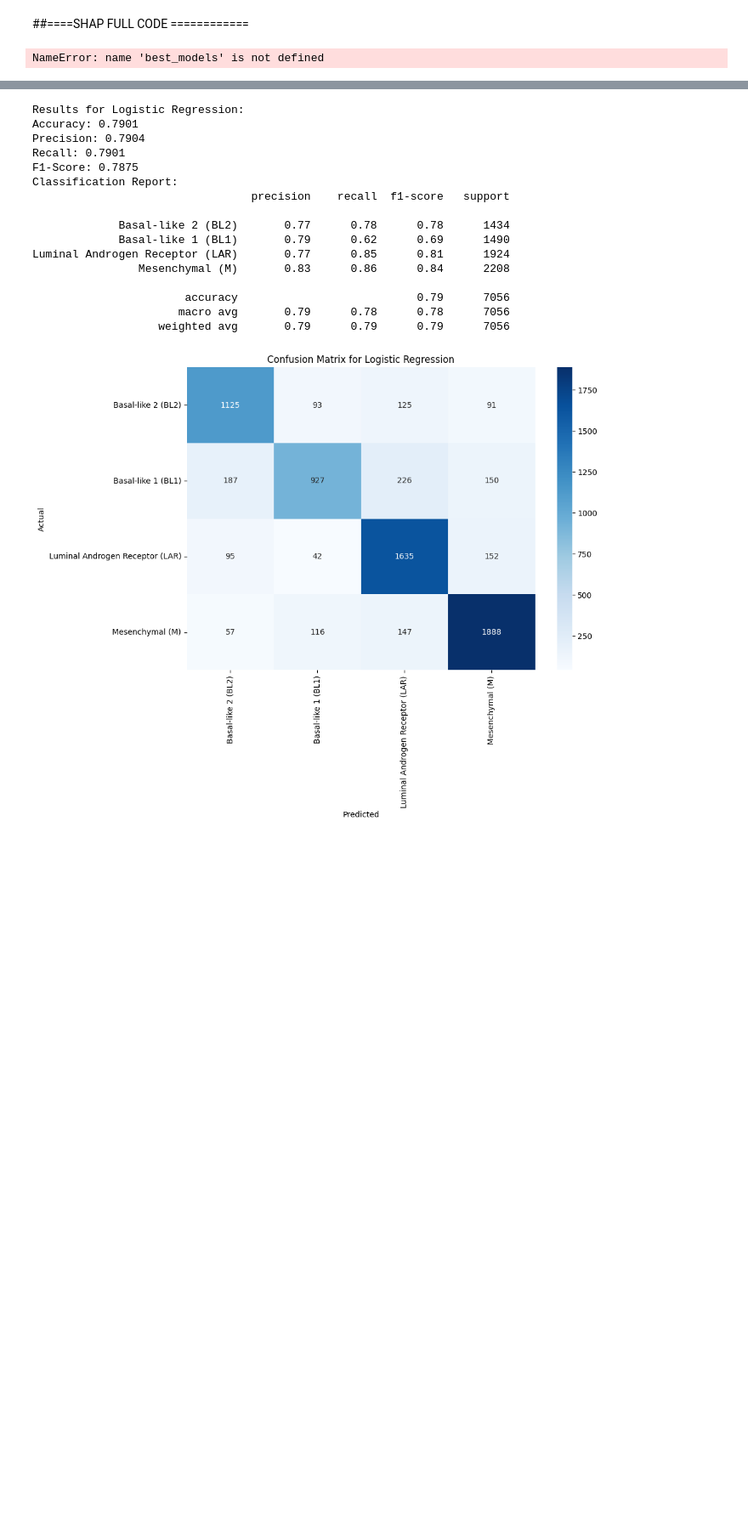
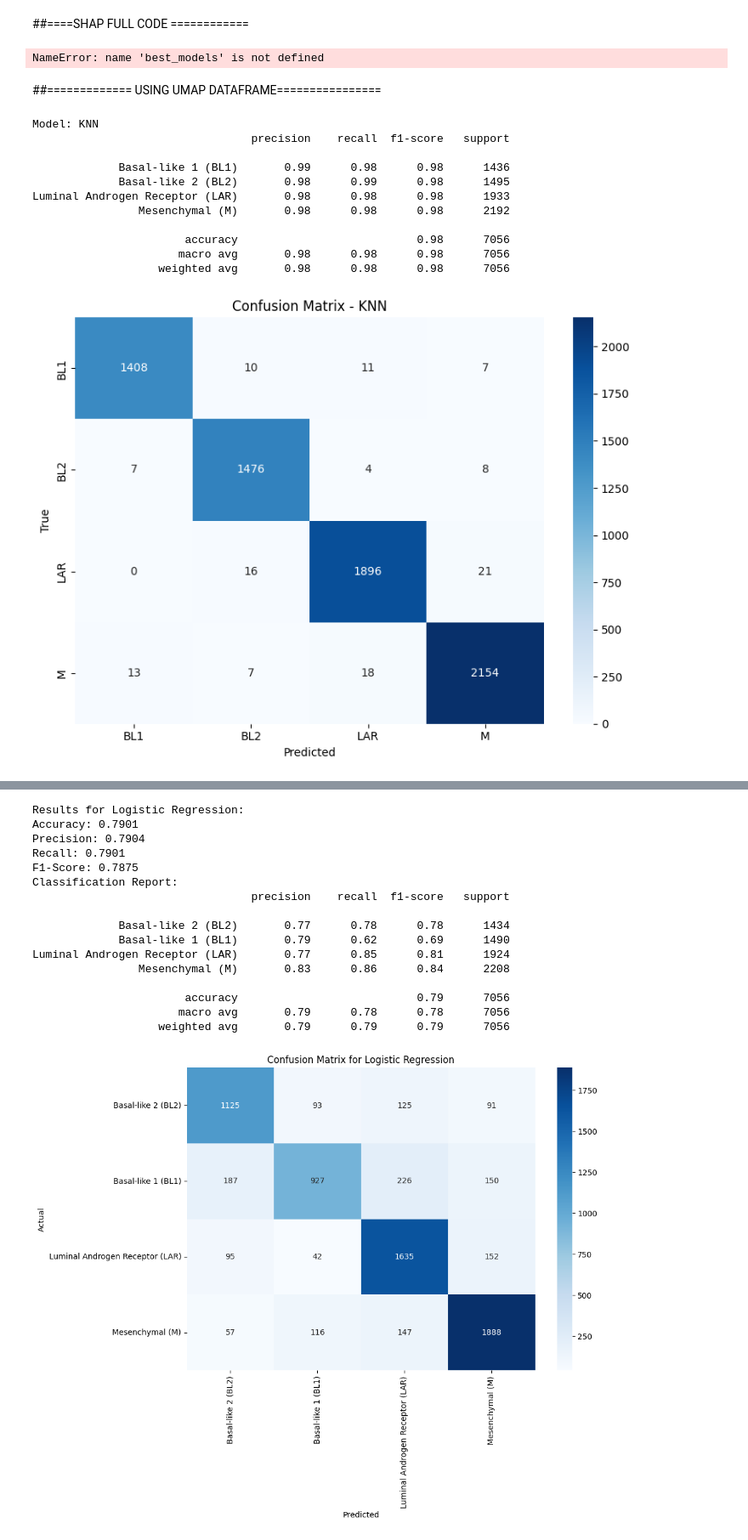
Before and after one commit to idealoladipupo/TNBC_PREDICTIONS_, a Jupyter notebook: Traditional_Models_M.ipynb, the cells around one changed output, grey strips where cells are left out. Shown at 85% size. Saved outputs shown, nothing was run; the diff lists cells and outputs as text; code cells hidden in the pictures; blank space fills up the shorter version.

Commit message:
TRYING MODEL ON UMAP DATAFRAME FOR COMPARISON

```diff
--- a/Traditional_Models_M.ipynb
+++ b/Traditional_Models_M.ipynb
@@ -307,3 +307,79 @@ NameError: name 'best_models' is not defined
         plt.gca().invert_yaxis()
         plt.tight_layout()
         plt.show()
+# %% [markdown]
+##============= USING UMAP DATAFRAME================
+# %%
+df_umap = pd.read_csv("/content/drive/MyDrive/MY THESIS/Thesis/metabolites_umap_training.csv")
+# %%
+
+
+#============================
+#  Load and Prepare Data
+#============================
+X = df_umap.drop(columns=['TNBC_Subtype'])
+y = df_umap['TNBC_Subtype']
+
+# Encode class labels
+le = LabelEncoder()
+y_encoded = le.fit_transform(y)
+class_labels = le.classes_
+
+#============================
+#  Train/Test Split
+#============================
+X_train, X_test, y_train, y_test = train_test_split(X, y_encoded, test_size=0.2, stratify=y_encoded, random_state=42)
+
+#============================
+#  Define Models
+#============================
+models = {
+    "KNN": KNeighborsClassifier(n_neighbors=5),
+    "SVM": SVC(kernel='linear', probability=True, random_state=42),
+    "XGBoost": XGBClassifier(eval_metric='mlogloss', use_label_encoder=False, random_state=42),
+    "Logistic Regression": LogisticRegression(max_iter=1000, random_state=42)
+}
+
+#============================
+#  Evaluate Models
+#============================
+best_model = None
+best_acc = 0
+
+for name, model in models.items():
+    print(f"\nModel: {name}")
+    model.fit(X_train, y_train)
+    y_pred = model.predict(X_test)
+    y_prob = model.predict_proba(X_test)
+
+    y_pred_labels = le.inverse_transform(y_pred)
+    y_true_labels = le.inverse_transform(y_test)
+
+    print(classification_report(y_true_labels, y_pred_labels))
+
+    cm = confusion_matrix(y_true_labels, y_pred_labels, labels=class_labels)
+    plt.figure(figsize=(8, 6))
+    sns.heatmap(cm, annot=True, fmt="d", cmap="Blues", xticklabels=['BL1', 'BL2', 'LAR', 'M'], yticklabels=['BL1', 'BL2', 'LAR', 'M'])
+    plt.title(f"Confusion Matrix - {name}")
+    plt.xlabel("Predicted")
+    plt.ylabel("True")
+    plt.tight_layout()
+    plt.show()
+
+    acc = np.mean(y_pred == y_test)
+    if acc > best_acc:
+        best_acc = acc
+        best_model = (name, model)
+# %% [output]
+Model: KNN
+                                 precision    recall  f1-score   support
+
+             Basal-like 1 (BL1)       0.99      0.98      0.98      1436
+             Basal-like 2 (BL2)       0.98      0.99      0.98      1495
+Luminal Androgen Receptor (LAR)       0.98      0.98      0.98      1933
+                Mesenchymal (M)       0.98      0.98      0.98      2192
+
+                       accuracy                           0.98      7056
+                      macro avg       0.98      0.98      0.98      7056
+                   weighted avg       0.98      0.98      0.98      7056
+[figure, added]
```
Also changed, not shown: parts of 1 cell of this notebook.
